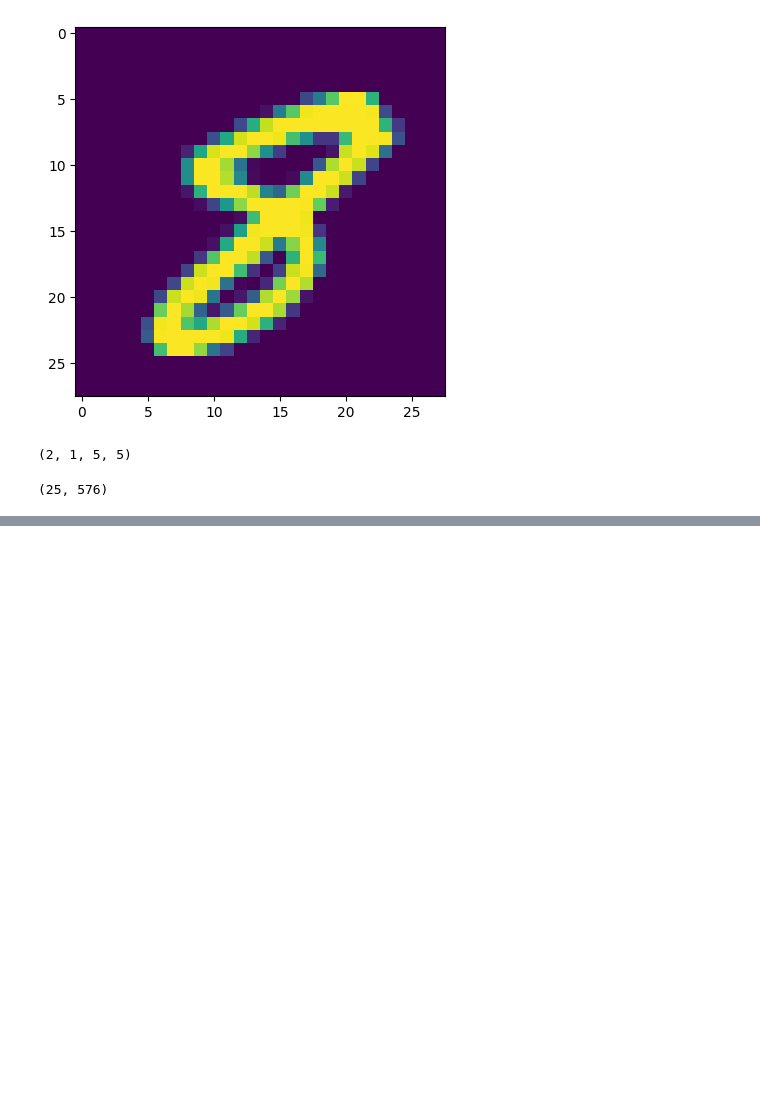
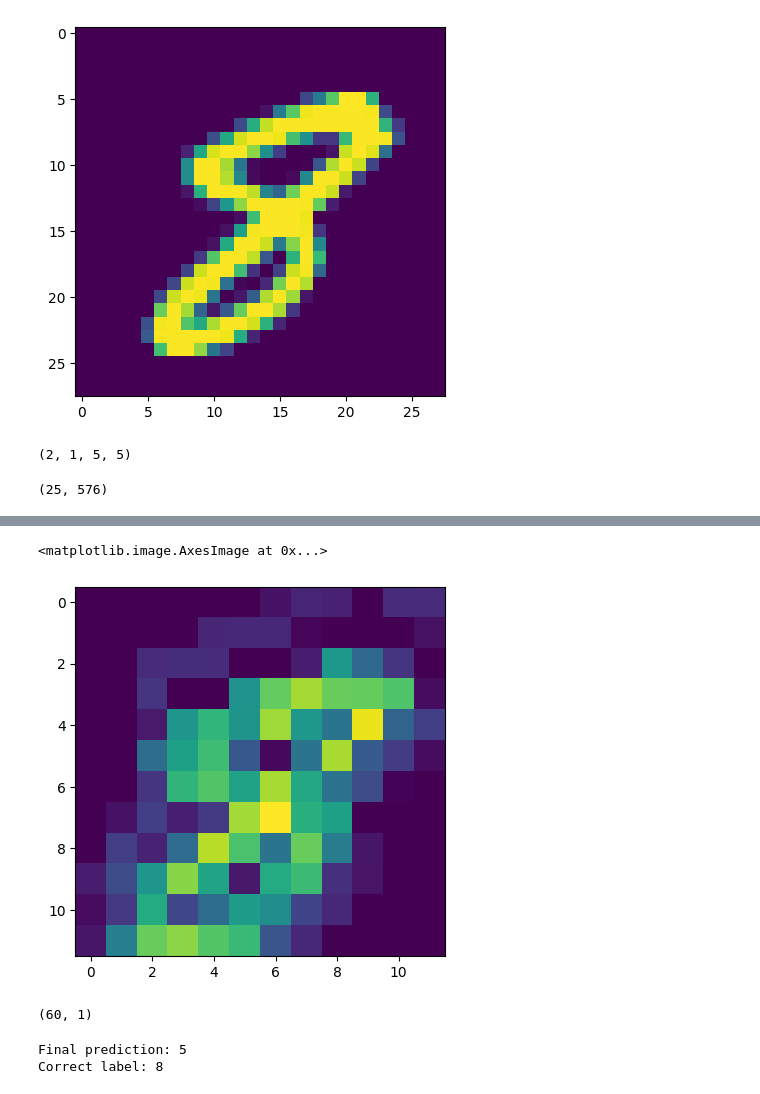
Before and after one commit to JohnSiegel/handwritten-digit-recognition, a Jupyter notebook: cnn.ipynb, the cells around one changed output, grey strips where cells are left out. Cells and saved outputs as stored; diff of their text form; code cells hidden in the pictures; blank space fills up the shorter version.

```diff
--- a/cnn.ipynb
+++ b/cnn.ipynb
@@ -191,3 +214,9 @@ ValueError: not enough values to unpack (expected 4, got 3)
+# %%
+single_maxpool_out = ReLU(single_maxpool) # apply ReLU activation function
+plt.imshow(single_maxpool_out[0, 0])
+# %% [output]
+<matplotlib.image.AxesImage at 0x...>
+[figure, added]
 # %%
 # initialize weights and biases
 W1 = np.random.rand(60, 288) / np.sqrt(288)
@@ -197,0 +226,13 @@ learning_rate = 0.001
+# %%
+flat_single_maxpool_out = single_maxpool_out.reshape(-1, single_maxpool_out.shape[0]) # flatten the output of the maxpool layer
+single_fully_connected = ReLU(W1 @ flat_single_maxpool_out + B0) # apply the first fully connected layer
+display(single_fully_connected.shape)
+# %% [output]
+(60, 1)
+# %%
+single_final = np.argmax(softmax(W2 @ single_fully_connected + B1)) # apply the second fully connected layer
+print("Final prediction: " + str(single_final))
+print("Correct label: " + str(np.argmax(training_labels[0], axis=0)))
+# %% [output]
+Final prediction: 5
+Correct label: 8
```
Also changed, not shown: parts of 6 cells of this notebook.
